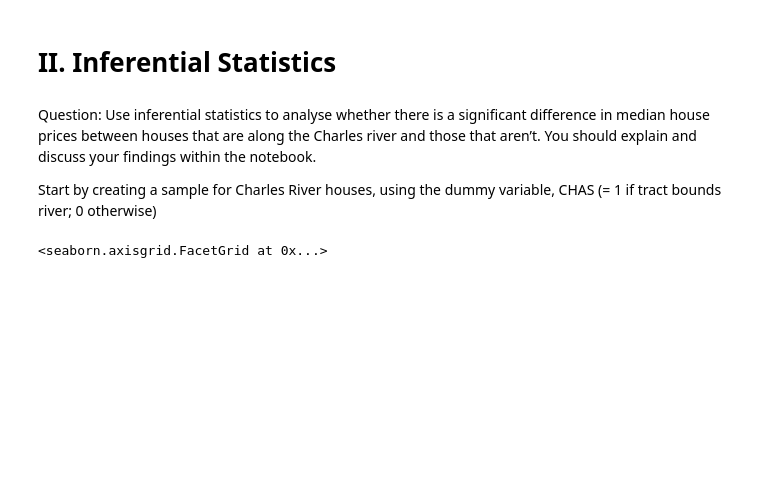
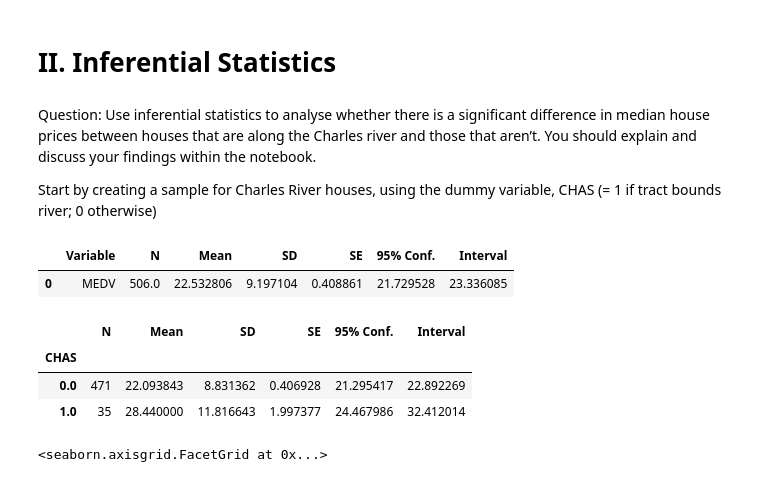
Before and after one commit to RitRa/MachineLearning-project, a Jupyter notebook: Machine Learning and Statistics Project 2019.ipynb, the cells around one changed output. Drawn from its saved outputs; the diff is of its cells as text; code cells hidden in the pictures; blank space fills up the shorter version.

```diff
--- a/Project.ipynb
+++ b/Machine Learning and Statistics Project 2019.ipynb
@@ -165,4 +176,18 @@ plt.savefig('plots/boston-housing-corr.png', bbox_inches='tight', dpi=300)
 Question: Use inferential statistics to analyse whether there is a significant difference in median house prices between houses that are along the Charles river and those that aren’t. You should explain and discuss your findings within the notebook.
 
 Start by creating a sample for Charles River houses, using the dummy variable, CHAS (= 1 if tract bounds river; 0 otherwise)
+# %%
+# Gettin summary statistics of MEDV for the population
+rp.summary_cont(boston['MEDV'])
+# %% [output]
+|  | Variable | N | Mean | SD | SE | 95% Conf. | Interval |
+| 0 | MEDV | 506.0 | 22.532806 | 9.197104 | 0.408861 | 21.729528 | 23.336085 |
+# %%
+# let's look at the data grouped by whether they bound the River or otherwise.
+rp.summary_cont(boston['MEDV'].groupby(boston['CHAS']))
+# %% [output]
+|  | N | Mean | SD | SE | 95% Conf. | Interval |
+| CHAS |  |  |  |  |  |  |
+| 0.0 | 471 | 22.093843 | 8.831362 | 0.406928 | 21.295417 | 22.892269 |
+| 1.0 | 35 | 28.440000 | 11.816643 | 1.997377 | 24.467986 | 32.412014 |
 # %%
```
Also changed, not shown: parts of 25 cells of this notebook, 1 other file.
